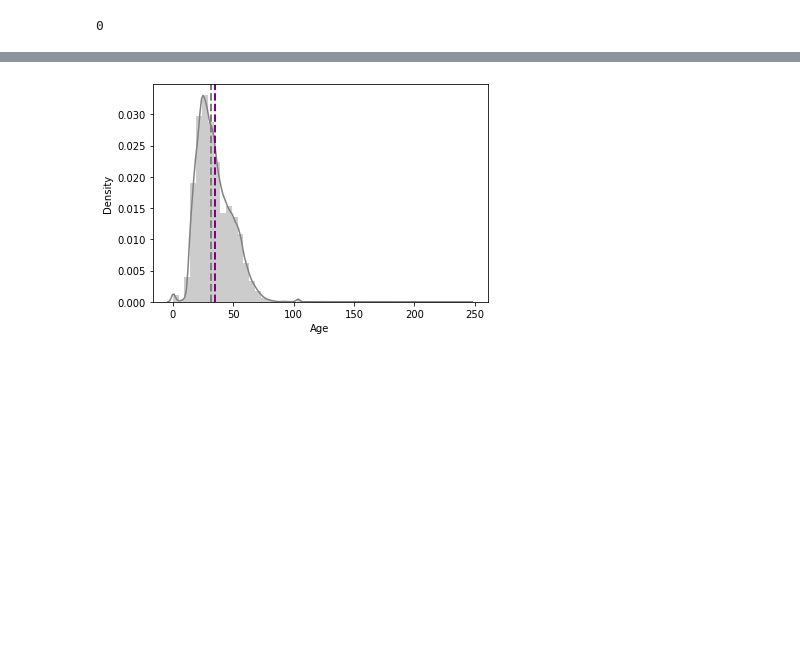
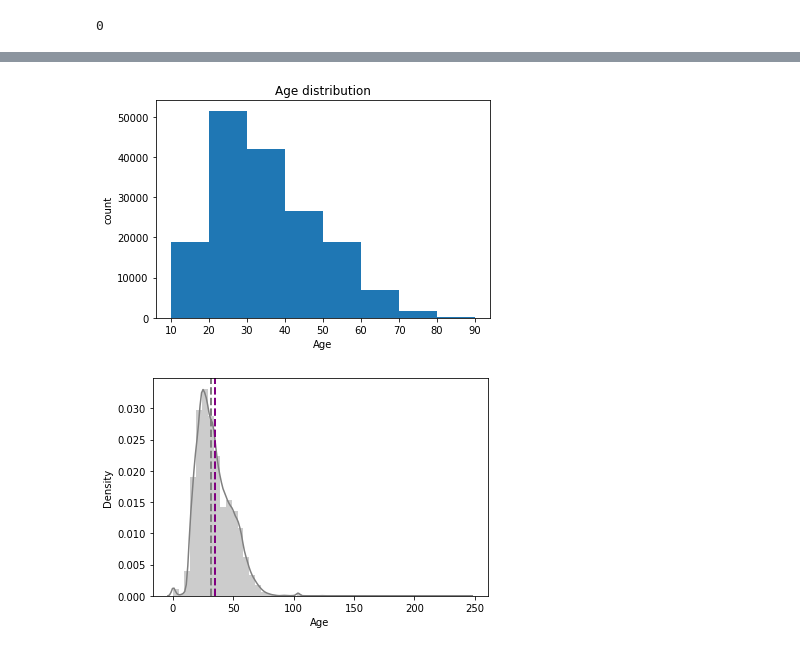
Before and after one commit to disuja7/Book-Recommendation-System, a Jupyter notebook: Book_Recommendation_System.ipynb, the cells around one changed output, grey strips where cells are left out. Cells and saved outputs as stored; diff of their text form; code cells hidden in the pictures; blank space fills up the shorter version.

```diff
--- a/Book_Recommendation_System.ipynb
+++ b/Book_Recommendation_System.ipynb
@@ -183,6 +187,15 @@ min           0.000000
 75%          44.000000
 max         244.000000
 Name: Age, dtype: float64
+# %%
+# histogram plot for age distribution
+plt.hist(users_df['Age'], bins=[10,20,30,40,50,60,70,80,90])
+plt.xlabel('Age')
+plt.ylabel('count')
+plt.title('Age distribution')
+plt.show()
+# %% [output]
+[figure, added]
 # %%
 # Plotting the distribution of Age of users
 sns.distplot(users_df['Age'],color = 'grey')
```
Also changed, not shown: parts of 74 cells of this notebook.
